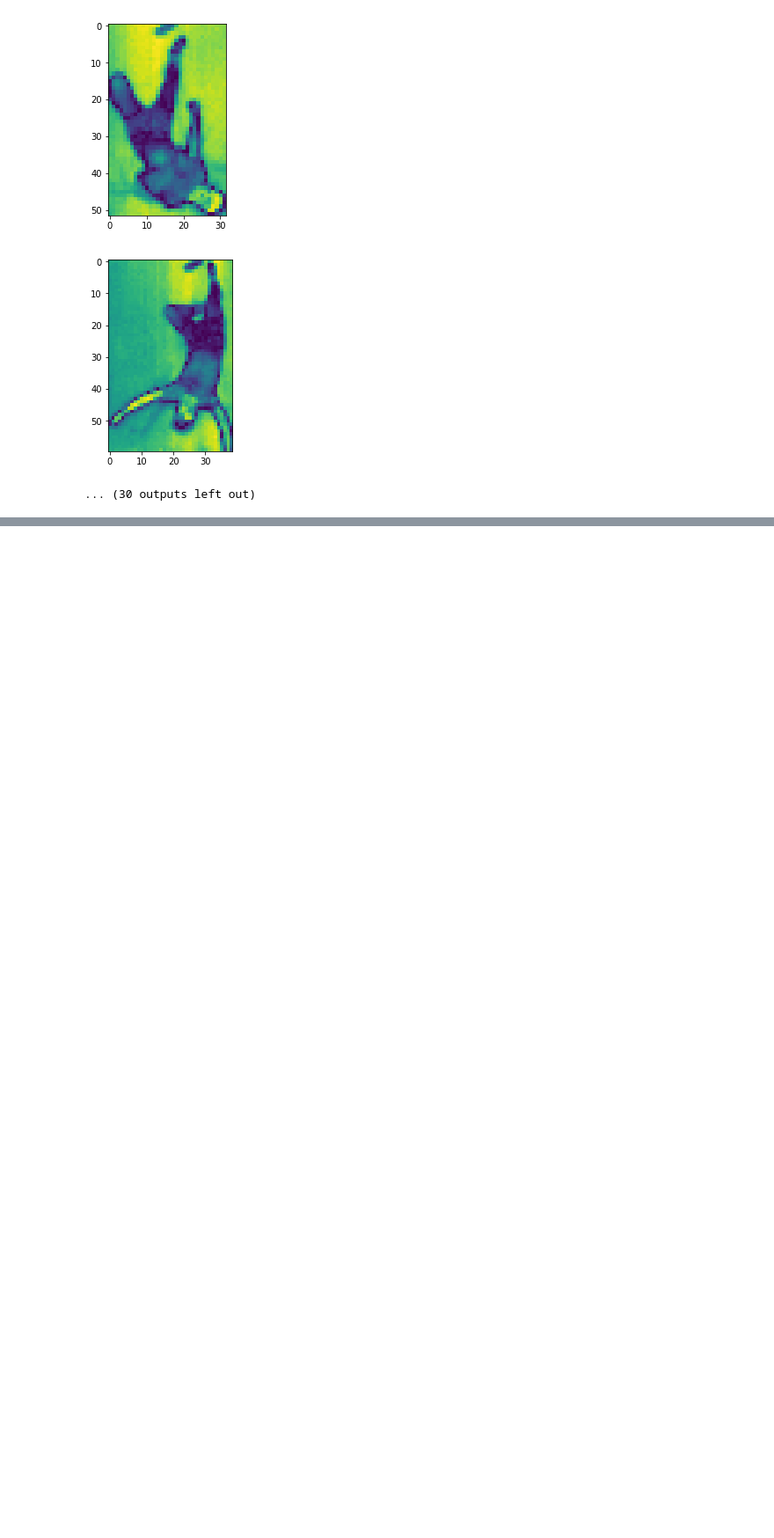
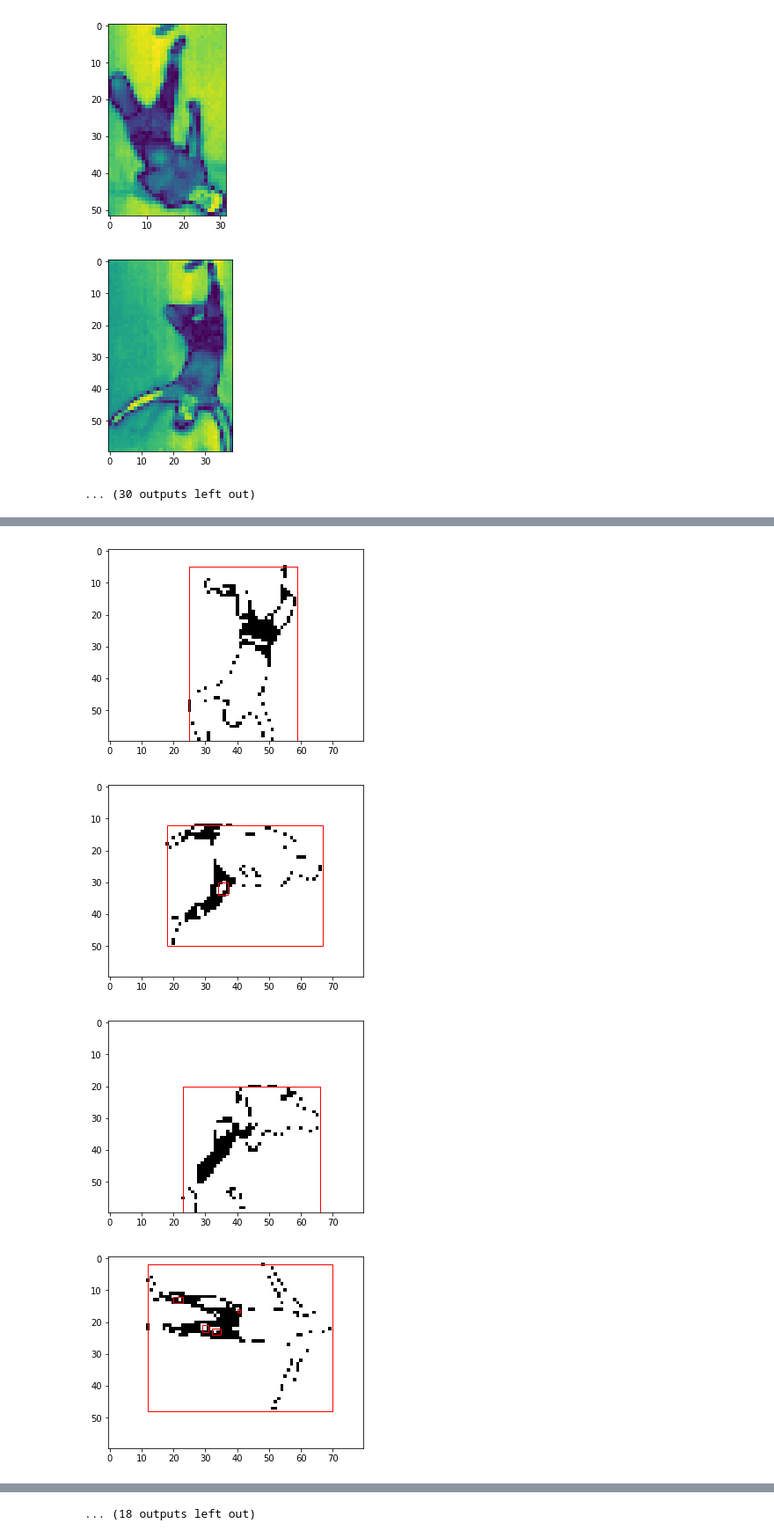
Before and after one commit to jkcchan/syde362-thermal-fall-detection, a Jupyter notebook: cv2CCA.ipynb, the cells around one changed output, grey strips where cells are left out. Shown at 88% size. Drawn from its saved outputs; the diff is of its cells as text; code cells hidden in the pictures; blank space fills up the shorter version.

```diff
--- a/cv2CCA.ipynb
+++ b/cv2CCA.ipynb
@@ -253,0 +267,11 @@ lying_data = numpy.load('dataset/lying.npy')
+# %%
+area_value = []
+bb_ratio = []
+hue_1 = []
+hue_2 = []
+hue_3 = []
+hue_4 = []
+hue_5 = []
+hue_6 = []
+hue_7 = []
+varaiance = []
@@ -253,0 +285,25 @@ lying_data = numpy.load('dataset/lying.npy')
+# %%
+image_url = 'dataset/lying/'
+for root, dirs, files in os.walk(image_url):
+    for file in files:
+        x = get_CCA_from_image(image_url + file, 30, show_image=True)
+        area_value.append(x[0][2]*x[0][3])
+        if x[0][2] > x[0][3]:
+            bb_ratio.append(x[0][2]/x[0][3])
+        else:
+            bb_ratio.append(x[0][3]/x[0][2])
+        threshold, chosen_box, stats = get_best_threshold(image_url + file)
+        temp_x = cv2.moments(chosen_box)
+        hue_1.append(cv2.HuMoments(temp_x)[0][0])
+        hue_2.append(cv2.HuMoments(temp_x)[1][0])
+        hue_3.append(cv2.HuMoments(temp_x)[2][0])
+        hue_4.append(cv2.HuMoments(temp_x)[3][0])
+        hue_5.append(cv2.HuMoments(temp_x)[4][0])
+        hue_6.append(cv2.HuMoments(temp_x)[5][0])
+        hue_7.append(cv2.HuMoments(temp_x)[6][0])
+        varaiance.append(np.array(cv2.imread(image_url + file)).T[0].var())
+# %% [output]
+[figure, added]
+[figure, added]
+[figure, added]
+[figure, added]
@@ -253,0 +318 @@ lying_data = numpy.load('dataset/lying.npy')
+... (18 outputs left out)
```
Also changed, not shown: parts of 9 cells of this notebook, 1 other file.
